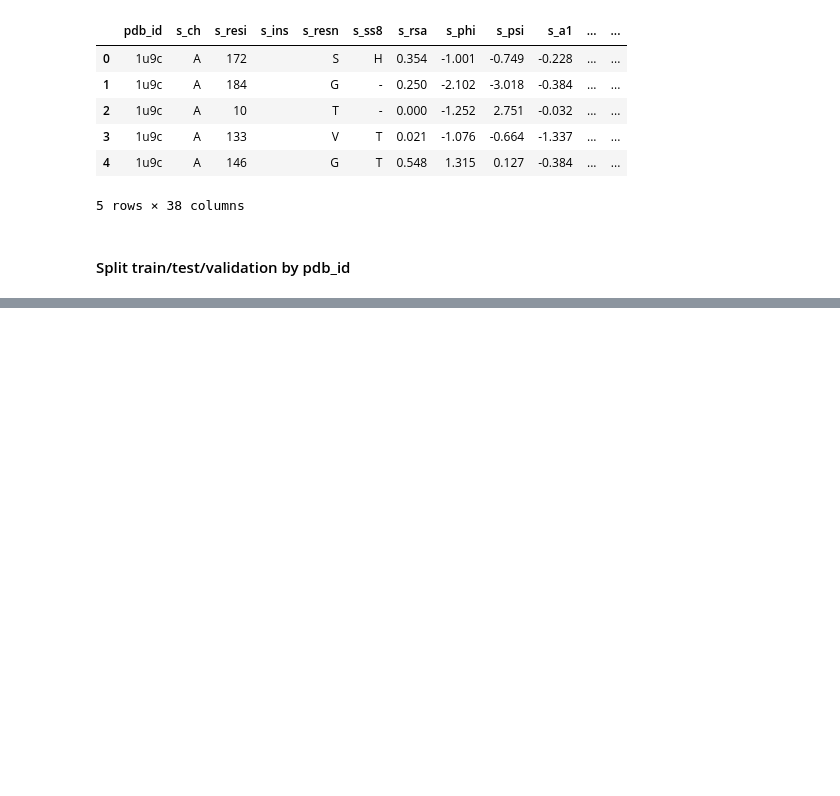
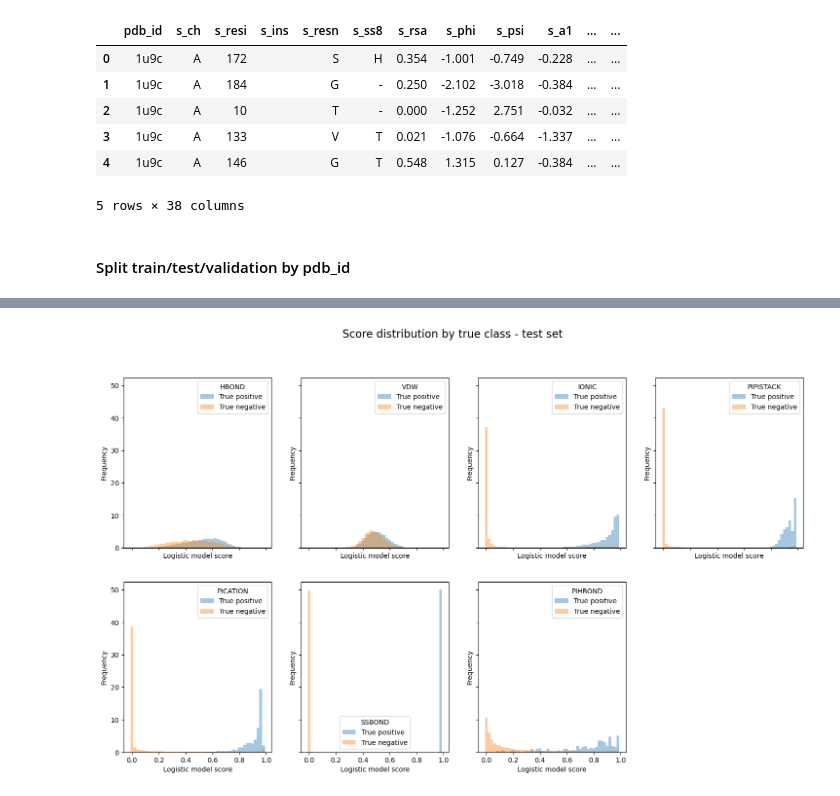
Before and after one commit to miriamzara/SB_Project, a Jupyter notebook: 2_logistic_regression.ipynb, the cells around one changed output, grey strips where cells are left out. Drawn from its saved outputs; the diff is of its cells as text; code cells hidden in the pictures; blank space fills up the shorter version.

```diff
--- a/2_logistic_regression.ipynb
+++ b/2_logistic_regression.ipynb
@@ -21,0 +348,27 @@ df.head()
+# %%
+
+fig, axes = plt.subplots(2, len(target_names)//2 + 1, figsize=(18, 10),
+                         sharex=True, sharey=True)
+
+plt.suptitle("Score distribution by true class - test set", fontsize=16)
+axes = axes.flatten()
+axes[-1].axis('off')
+
+
+for class_idx, class_name in enumerate(target_names):
+    y_true_class = Y_test.iloc[:, class_idx] if hasattr(Y_test, "iloc") else Y_test[:, class_idx]
+    scores = y_scores[:, class_idx]
+    positives = scores[y_true_class == 1]
+    negatives = scores[y_true_class == 0]
+    poscounts, posbins = np.histogram(positives, bins=50, range=(0, 1), density=True)
+    negcounts, negbins = np.histogram(negatives, bins=50, range=(0, 1), density=True)
+    ax = axes[class_idx]
+    ax.bar(posbins[:-1], poscounts, width=np.diff(posbins), label="True positive", alpha=0.4)
+    ax.bar(negbins[:-1], negcounts, width=np.diff(negbins), label="True negative", alpha=0.4)
+    ax.set_xlabel("Logistic model score")
+    ax.set_ylabel("Frequency")
+    ax.legend(title = f"{target_names[class_idx]}")
+
+plt.show()
+# %% [output]
+[figure, added]
```
Also changed, not shown: parts of 28 cells of this notebook, 5 other files.
